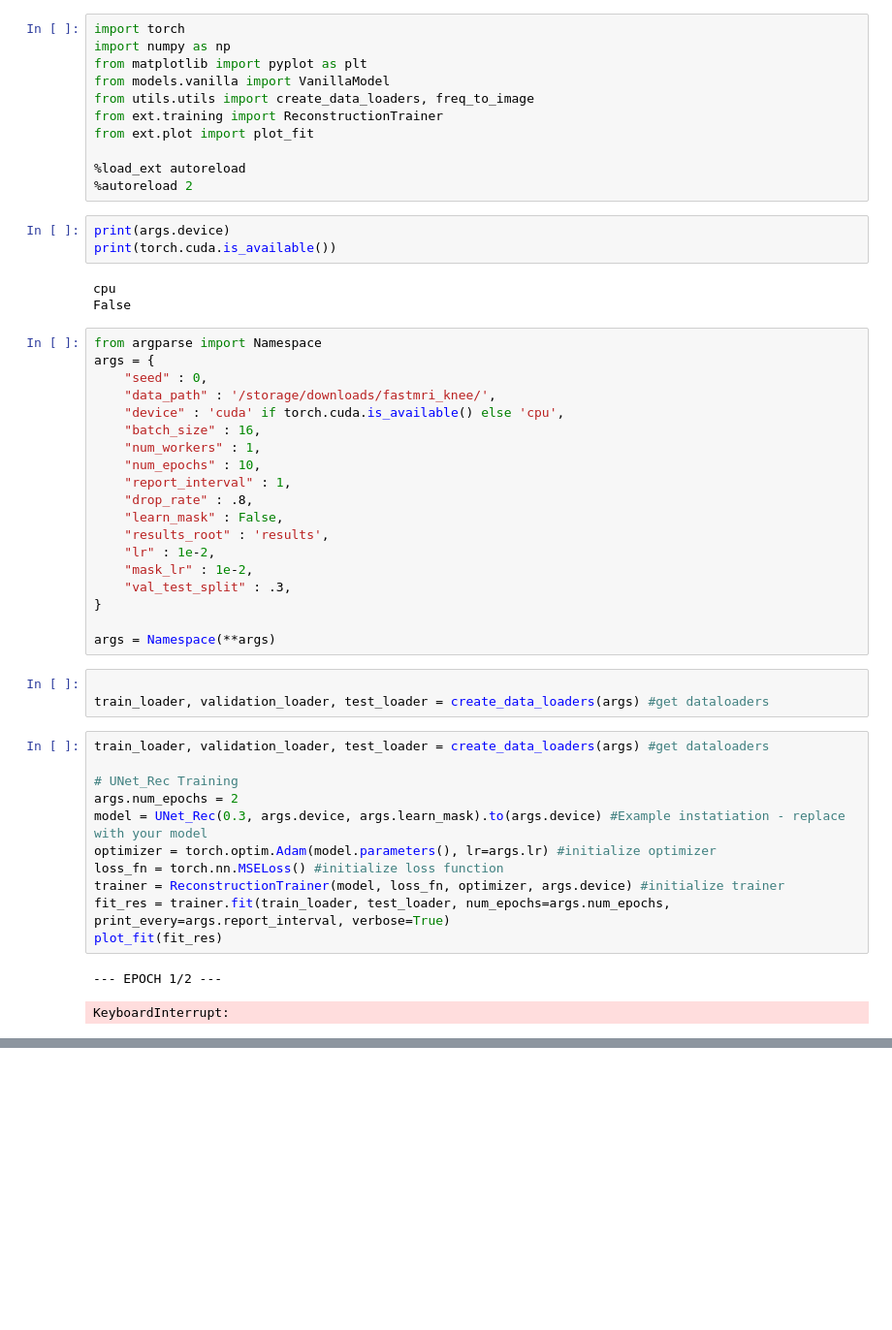
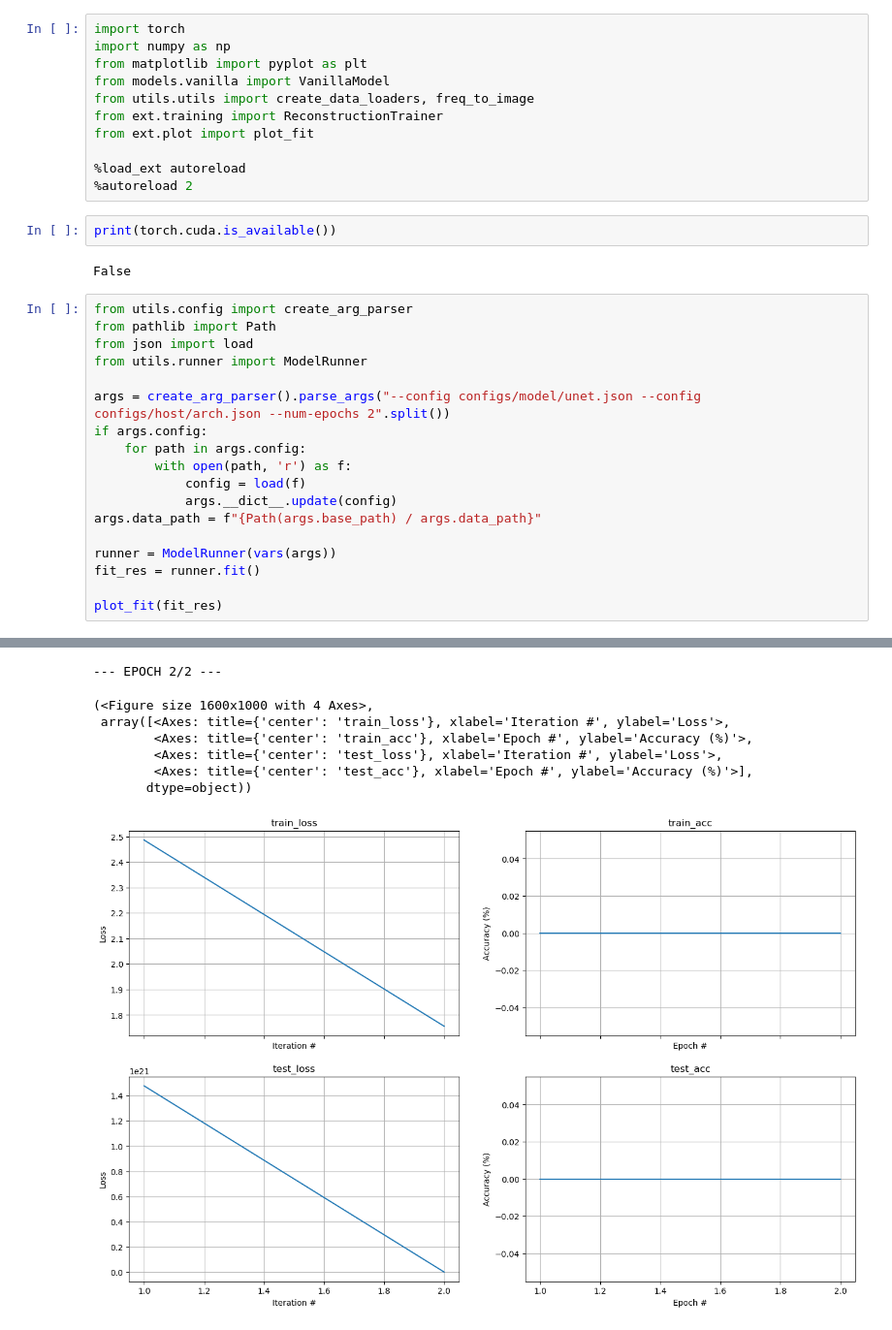
Before and after one commit to aradrd/DL-Project, a Jupyter notebook: training.ipynb, the cells around one changed output, grey strips where cells are left out. Shown at 97% size. Saved outputs shown, nothing was run; the diff lists cells and outputs as text; blank space fills up the shorter version.

```diff
--- a/training.ipynb
+++ b/training.ipynb
@@ -10,44 +10,25 @@ from ext.plot import plot_fit
 %load_ext autoreload
 %autoreload 2
 # %%
-print(args.device)
 print(torch.cuda.is_available())
 # %% [output]
-cpu
 False
-# %%
-from argparse import Namespace
-args = {
-    "seed" : 0,
-    "data_path" : '/storage/downloads/fastmri_knee/',
-    "device" : 'cuda' if torch.cuda.is_available() else 'cpu',
-    "batch_size" : 16,
-    "num_workers" : 1,
-    "num_epochs" : 10,
-    "report_interval" : 1,
-    "drop_rate" : .8,
-    "learn_mask" : False,
-    "results_root" : 'results',
-    "lr" : 1e-2,
-    "mask_lr" : 1e-2,
-    "val_test_split" : .3,
-}
-
-args = Namespace(**args)
-# %%
-
-train_loader, validation_loader, test_loader = create_data_loaders(args) #get dataloaders
-# %%
-train_loader, validation_loader, test_loader = create_data_loaders(args) #get dataloaders
-
-# UNet_Rec Training
-args.num_epochs = 2
-model = UNet_Rec(0.3, args.device, args.learn_mask).to(args.device) #Example instatiation - replace with your model
-optimizer = torch.optim.Adam(model.parameters(), lr=args.lr) #initialize optimizer
-loss_fn = torch.nn.MSELoss() #initialize loss function
-trainer = ReconstructionTrainer(model, loss_fn, optimizer, args.device) #initialize trainer
-fit_res = trainer.fit(train_loader, test_loader, num_epochs=args.num_epochs, print_every=args.report_interval, verbose=True)
-plot_fit(fit_res)
-# %% [output]
---- EPOCH 1/2 ---
-KeyboardInterrupt:
+# %%
+from utils.config import create_arg_parser
+from pathlib import Path
+from json import load
+from utils.runner import ModelRunner
+
+args = create_arg_parser().parse_args("--config configs/model/unet.json --config configs/host/arch.json --num-epochs 2".split())
+if args.config:
+    for path in args.config:
+        with open(path, 'r') as f:
+            config = load(f)
+            args.__dict__.update(config)
+args.data_path = f"{Path(args.base_path) / args.data_path}"
+
+runner = ModelRunner(vars(args))
+fit_res = runner.fit()
+
+plot_fit(fit_res)
+# %% [output]
@@ -53,0 +52,8 @@ KeyboardInterrupt:
+--- EPOCH 2/2 ---
+(<Figure size 1600x1000 with 4 Axes>,
+ array([<Axes: title={'center': 'train_loss'}, xlabel='Iteration #', ylabel='Loss'>,
+        <Axes: title={'center': 'train_acc'}, xlabel='Epoch #', ylabel='Accuracy (%)'>,
+        <Axes: title={'center': 'test_loss'}, xlabel='Iteration #', ylabel='Loss'>,
+        <Axes: title={'center': 'test_acc'}, xlabel='Epoch #', ylabel='Accuracy (%)'>],
+       dtype=object))
+[figure, added]
```
Also changed, not shown: parts of 2 cells of this notebook, 10 other files.
